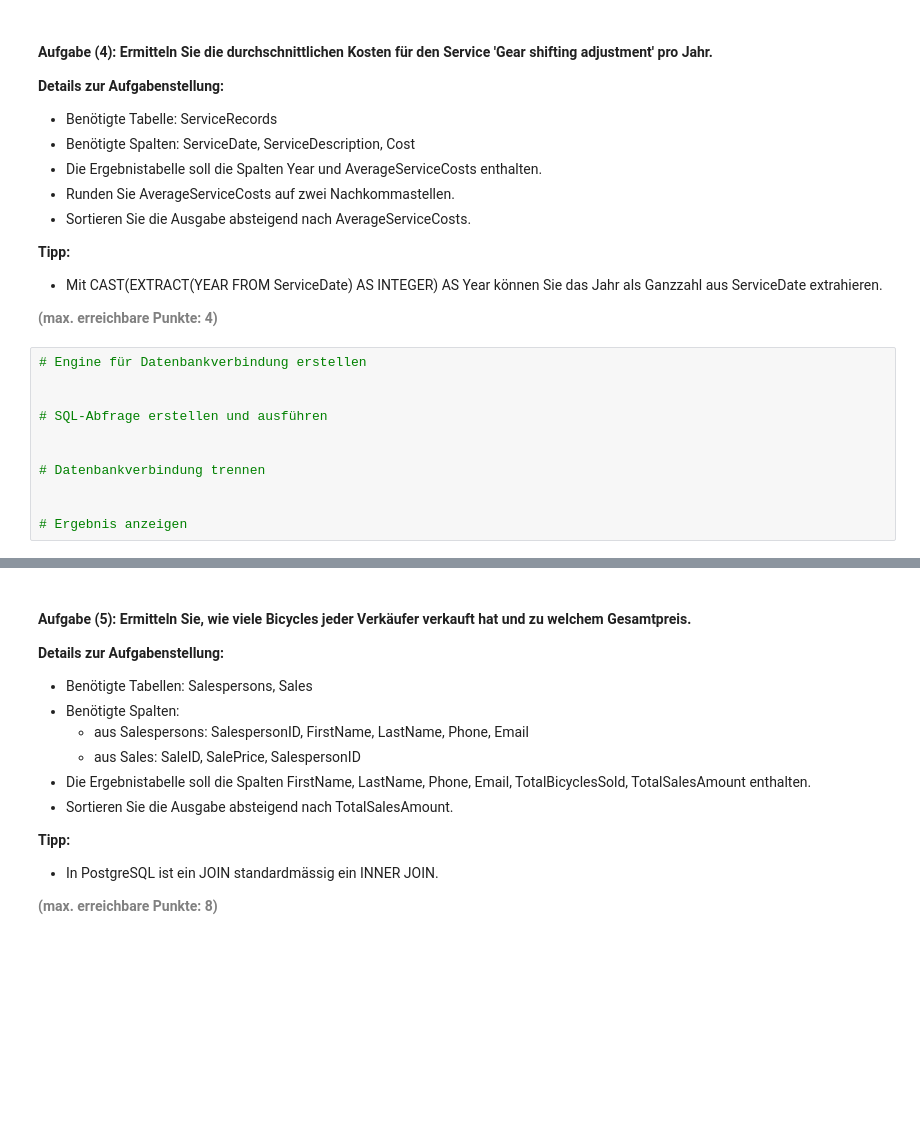
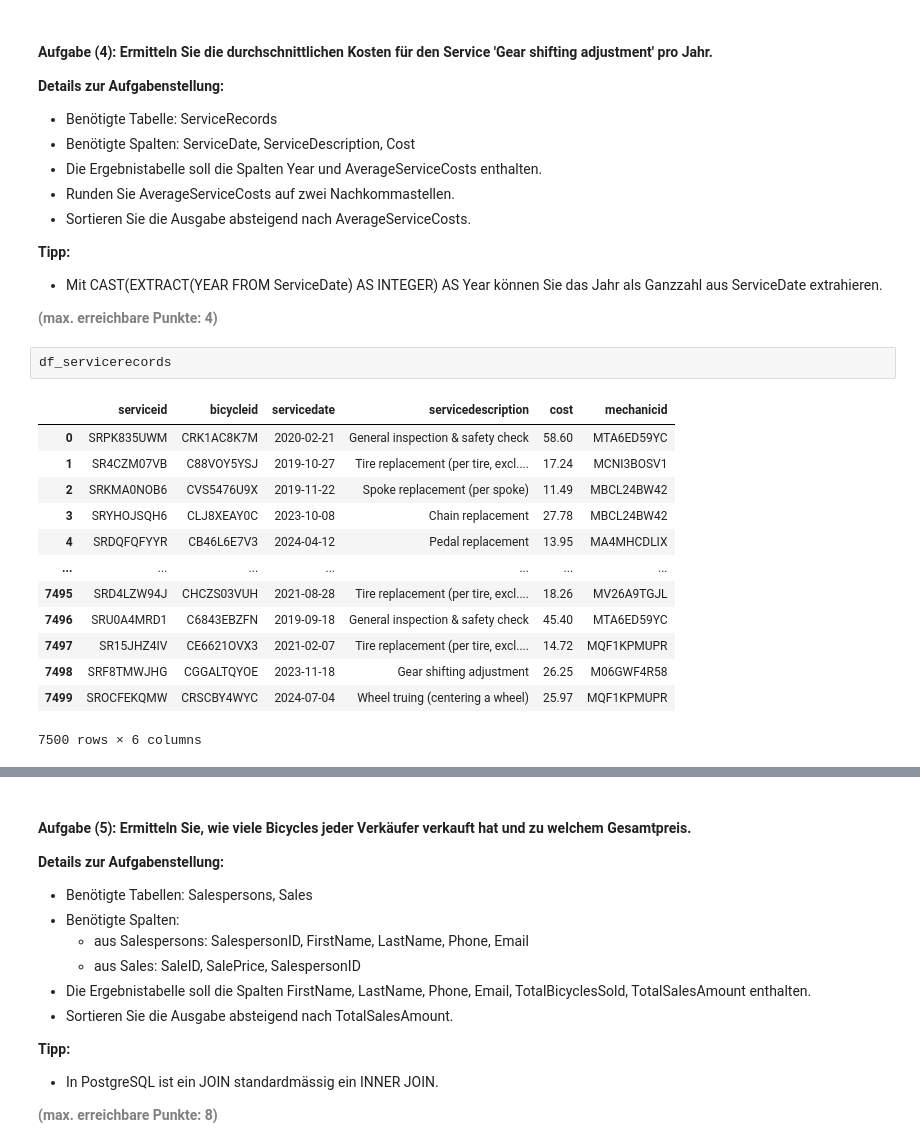
Before and after one commit to pyrat12/python_postgresql_pgadmin, a Jupyter notebook: Zusatzmaterial Prüfungsvorbereitung/AP01_Mgmt_Nutzung_Relationale_Daten.ipynb, the cells around one changed output, grey strips where cells are left out. Cells and saved outputs as stored; diff of their text form; blank space fills up the shorter version.

```diff
--- a/Zusatzmaterial Prüfungsvorbereitung/AP01_Mgmt_Nutzung_Relationale_Daten.ipynb
+++ b/Zusatzmaterial Prüfungsvorbereitung/AP01_Mgmt_Nutzung_Relationale_Daten.ipynb
@@ -309,14 +380,19 @@ df_subzwei
 - Mit CAST(EXTRACT(YEAR FROM ServiceDate) AS INTEGER) AS Year können Sie das Jahr als Ganzzahl aus ServiceDate extrahieren.
 
 <b style="color: gray;">(max. erreichbare Punkte: 4)</b>
-# %%
-# Engine für Datenbankverbindung erstellen
-
-
-# SQL-Abfrage erstellen und ausführen
-
-
-# Datenbankverbindung trennen
-
-
-# Ergebnis anzeigen
+# %%
+df_servicerecords
+# %% [output]
+|  | serviceid | bicycleid | servicedate | servicedescription | cost | mechanicid |
+| 0 | SRPK835UWM | CRK1AC8K7M | 2020-02-21 | General inspection & safety check | 58.60 | MTA6ED59YC |
+| 1 | SR4CZM07VB | C88VOY5YSJ | 2019-10-27 | Tire replacement (per tire, excl.... | 17.24 | MCNI3BOSV1 |
+| 2 | SRKMA0NOB6 | CVS5476U9X | 2019-11-22 | Spoke replacement (per spoke) | 11.49 | MBCL24BW42 |
+| 3 | SRYHOJSQH6 | CLJ8XEAY0C | 2023-10-08 | Chain replacement | 27.78 | MBCL24BW42 |
+| 4 | SRDQFQFYYR | CB46L6E7V3 | 2024-04-12 | Pedal replacement | 13.95 | MA4MHCDLIX |
+| ... | ... | ... | ... | ... | ... | ... |
+| 7495 | SRD4LZW94J | CHCZS03VUH | 2021-08-28 | Tire replacement (per tire, excl.... | 18.26 | MV26A9TGJL |
+| 7496 | SRU0A4MRD1 | C6843EBZFN | 2019-09-18 | General inspection & safety check | 45.40 | MTA6ED59YC |
+| 7497 | SR15JHZ4IV | CE6621OVX3 | 2021-02-07 | Tire replacement (per tire, excl.... | 14.72 | MQF1KPMUPR |
+| 7498 | SRF8TMWJHG | CGGALTQYOE | 2023-11-18 | Gear shifting adjustment | 26.25 | M06GWF4R58 |
+| 7499 | SROCFEKQMW | CRSCBY4WYC | 2024-07-04 | Wheel truing (centering a wheel) | 25.97 | MQF1KPMUPR |
+7500 rows × 6 columns
```
Also changed, not shown: parts of 10 cells of this notebook.
